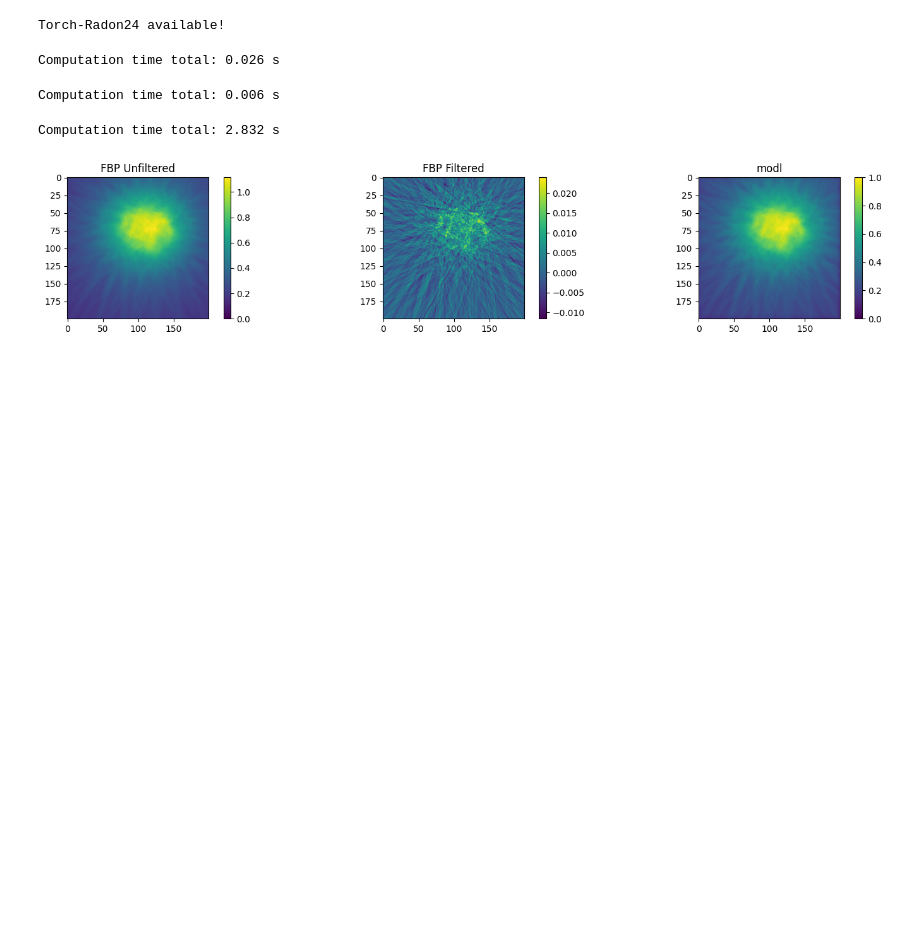
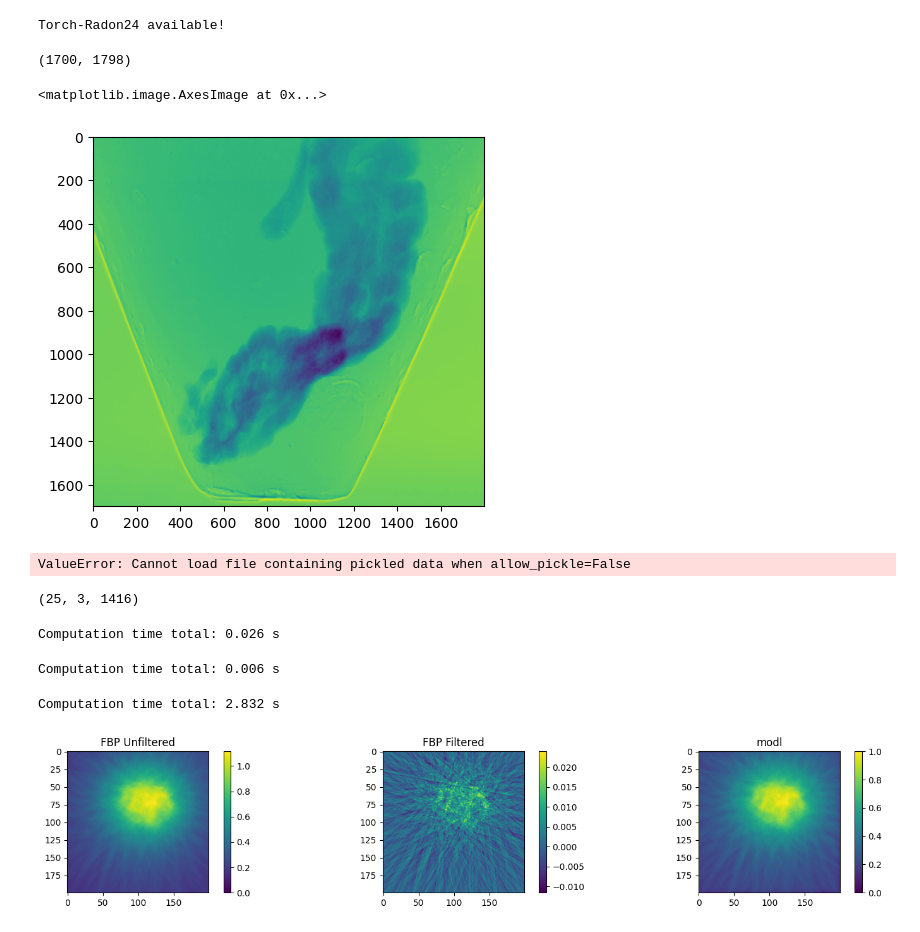
Before and after one commit to obandomarcos/ToMoDL, a Jupyter notebook: napari-tomodl/src/benchmark.ipynb, the cells around one changed output. Saved outputs shown, nothing was run; the diff lists cells and outputs as text; code cells hidden in the pictures; blank space fills up the shorter version.

```diff
--- a/napari-tomodl/src/benchmark.ipynb
+++ b/napari-tomodl/src/benchmark.ipynb
@@ -839,10 +839,39 @@ Torch-Radon24 available!
 # %%
 def min_max_normalize(image):
     return (image - image.min()) / (image.max() - image.min())
+# %%
+# read tif file
+import tifffile as tiff
+import glob
+import tqdm
+file_names = sorted(glob.glob("/home/nhattm/ToMoDL/datasets/ctf/*.tif"))
+sinos = []
+for file_name in tqdm.tqdm(file_names):
+    sino = tiff.imread(file_name)
+    sino = np.asarray(sino)
+    sino = sino.astype(np.float32)
+    sino = sino[:1700, 200:-50]
+    # break
+    tiff.imwrite(f"/home/nhattm/ToMoDL/datasets/ctf_cut/{file_name.split('/')[-1]}", sino)
+# %%
+sino.shape
+# %% [output]
+(1700, 1798)
+# %%
+plt.imshow(sino)
+# %% [output]
+<matplotlib.image.AxesImage at 0x...>
+[figure, added]
 # %%
-sino = np.load("/home/nhattm/ToMoDL/datasets/david_data/0801_fl_lp590_angles-25_paper-slices_processed.npy")
-sino = sino.astype(np.float32)[:, 0:1, :]
+sino = np.load("/home/nhattm/ToMoDL/datasets/ctf/0001.tif")
+sino = sino.astype(np.float32)[:, :, :]
 sino = min_max_normalize(sino)
+# %% [output]
+ValueError: Cannot load file containing pickled data when allow_pickle=False
+# %%
+sino.shape
+# %% [output]
+(25, 3, 1416)
 # %%
 # sino = np.zeros((100, 100, 100), dtype=np.float32) # angle, W, H
 opt_processor = OPTProcessor()
```
Also changed, not shown: 5 other files.
